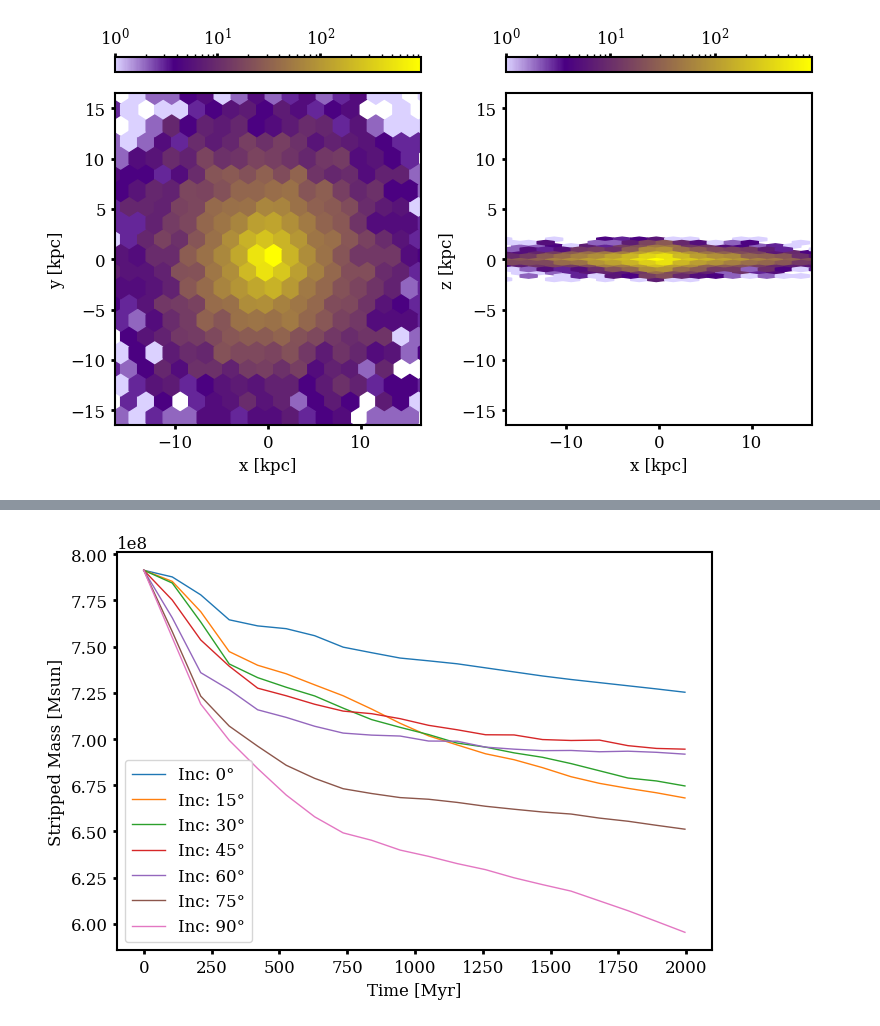
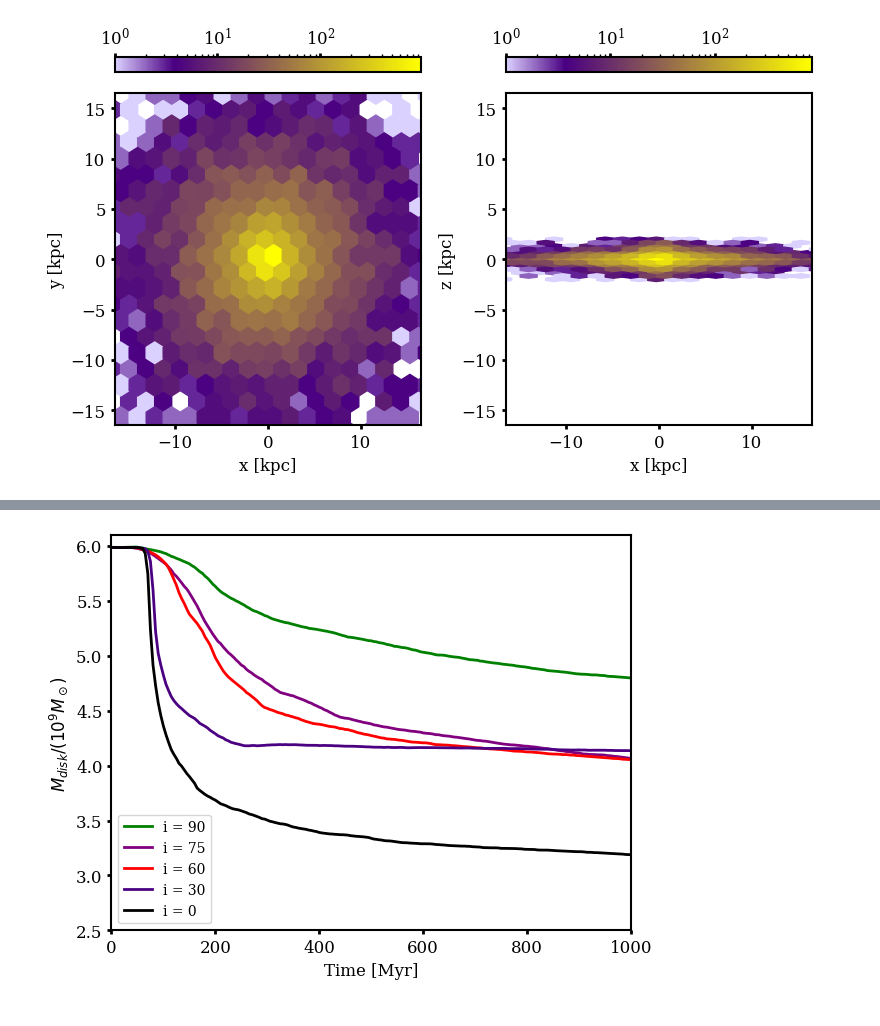
Before and after one commit to HSouch/galarp, a Jupyter notebook: paper/0-1-FullDynamicShadow.ipynb, the cells around one changed output, grey strips where cells are left out. Drawn from its saved outputs; the diff is of its cells as text; code cells hidden in the pictures.

```diff
--- a/paper/0-1-FullDynamicShadow.ipynb
+++ b/paper/0-1-FullDynamicShadow.ipynb
@@ -348,19 +263,35 @@ for orbit in orbit_containers:
-# %%
-incs = [0, 15, 30, 45, 60, 75, 90]
-
-fig = plt.figure(figsize=(7, 5))
-
-for i in range(len(mstrip_evols)):
-    time = mstrip_times[i]
-    curve = mstrip_evols[i]
-    plt.plot(time, curve, label=f"Inc: {incs[i]}°")
-
-# plt.ylim(5e8, 8e8)
-plt.xlabel("Time [Myr]")
-plt.ylabel("Stripped Mass [Msun]")
-plt.legend()
-plt.tight_layout()
-plt.savefig("figures/rb2006_mstrip_evolution.png")
-# %% [output]
-[figure, removed]
+# %%
+def Mdisk(orbits, rmax = 27 * u.kpc, thickness=5 * u.kpc, **kwargs):
+    x,y,z, vx, vy, vz = orbits.get_orbit_data(transposed=False)
+
+    r = np.sqrt(x**2 + y**2)
+
+    in_disk = np.logical_and(r < rmax.value, np.abs(z) < thickness.value)
+
+
+    evol = np.sum(in_disk, axis=1) * orbits.metadata["M_CLOUD"].to(u.Msun).value
+
+    return orbits.data.t, evol
+
+incs = [0, 15, 30, 60, 90]
+
+
+colors = ["black", "indigo", "red", "maroon", "green"]
+colors = ["green", "purple", "red", "indigo", "black"]
+
+for i, container in enumerate(orbit_containers):
+    times, evol = Mdisk(container)
+    plt.plot(times, evol * 6 / 1e9, color=colors[i], lw=2, label=f"i = {90 - incs[i]}")
+
+plt.xlim(0, 1000)
+plt.ylim(2.5, 6.1)
+
+plt.ylabel("$M_{disk} / (10^9 M_\odot)$")
+plt.xlabel("Time [Myr]")
+
+plt.legend(fontsize=10, loc="lower left")
+plt.tight_layout()
+plt.savefig("figures/rb2006_dynamic_shadow_diskmass_evolution.png", dpi=200)
+# %% [output]
+[figure, added]
 # %%
```
Also changed, not shown: parts of 14 cells of this notebook, 2 other files.
